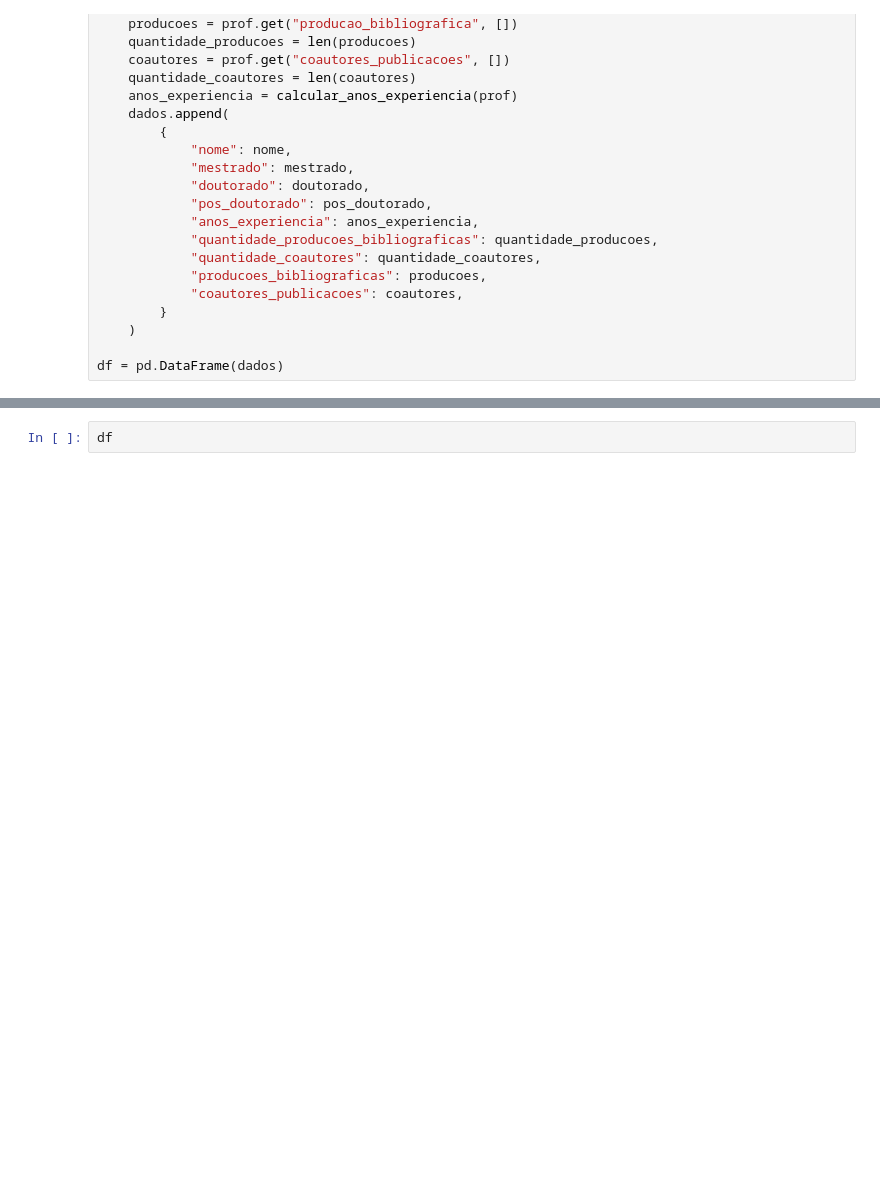
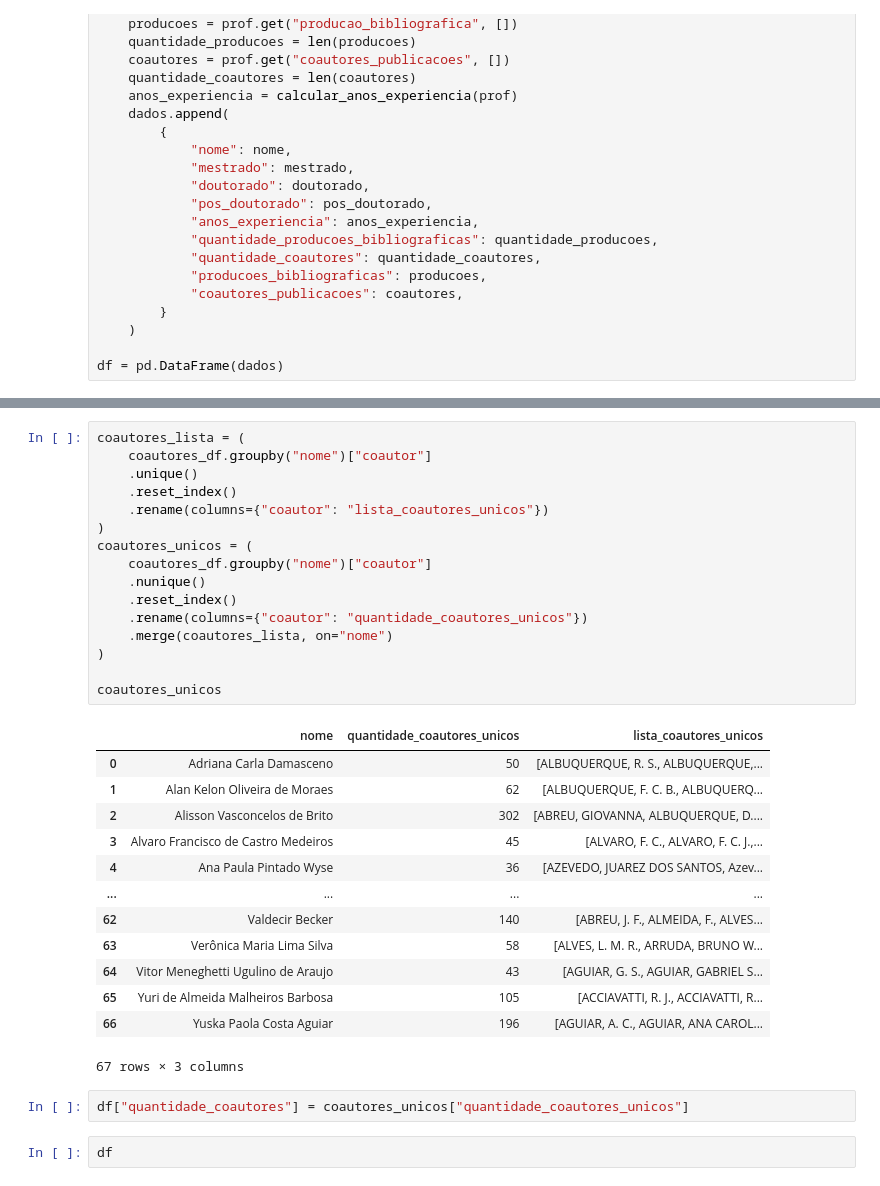
Before and after one commit to cacdia/lattes, a Jupyter notebook: notebook/notebook_relatorio.ipynb, the cells around one changed output, grey strips where cells are left out. Cells and saved outputs as stored; diff of their text form; blank space fills up the shorter version.

```diff
--- a/notebook/notebook_relatorio.ipynb
+++ b/notebook/notebook_relatorio.ipynb
@@ -144,3 +188,35 @@ df = pd.DataFrame(dados)
+# %%
+coautores_lista = (
+    coautores_df.groupby("nome")["coautor"]
+    .unique()
+    .reset_index()
+    .rename(columns={"coautor": "lista_coautores_unicos"})
+)
+coautores_unicos = (
+    coautores_df.groupby("nome")["coautor"]
+    .nunique()
+    .reset_index()
+    .rename(columns={"coautor": "quantidade_coautores_unicos"})
+    .merge(coautores_lista, on="nome")
+)
+
+coautores_unicos
+# %% [output]
+|  | nome | quantidade_coautores_unicos | lista_coautores_unicos |
+| 0 | Adriana Carla Damasceno | 50 | [ALBUQUERQUE, R. S., ALBUQUERQUE,... |
+| 1 | Alan Kelon Oliveira de Moraes | 62 | [ALBUQUERQUE, F. C. B., ALBUQUERQ... |
+| 2 | Alisson Vasconcelos de Brito | 302 | [ABREU, GIOVANNA, ALBUQUERQUE, D.... |
+| 3 | Alvaro Francisco de Castro Medeiros | 45 | [ALVARO, F. C., ALVARO, F. C. J.,... |
+| 4 | Ana Paula Pintado Wyse | 36 | [AZEVEDO, JUAREZ DOS SANTOS, Azev... |
+| ... | ... | ... | ... |
+| 62 | Valdecir Becker | 140 | [ABREU, J. F., ALMEIDA, F., ALVES... |
+| 63 | Verônica Maria Lima Silva | 58 | [ALVES, L. M. R., ARRUDA, BRUNO W... |
+| 64 | Vitor Meneghetti Ugulino de Araujo | 43 | [AGUIAR, G. S., AGUIAR, GABRIEL S... |
+| 65 | Yuri de Almeida Malheiros Barbosa | 105 | [ACCIAVATTI, R. J., ACCIAVATTI, R... |
+| 66 | Yuska Paola Costa Aguiar | 196 | [AGUIAR, A. C., AGUIAR, ANA CAROL... |
+67 rows × 3 columns
+# %%
+df["quantidade_coautores"] = coautores_unicos["quantidade_coautores_unicos"]
 # %%
 df
 # %% [output]
```
Also changed, not shown: parts of 6 cells of this notebook.
